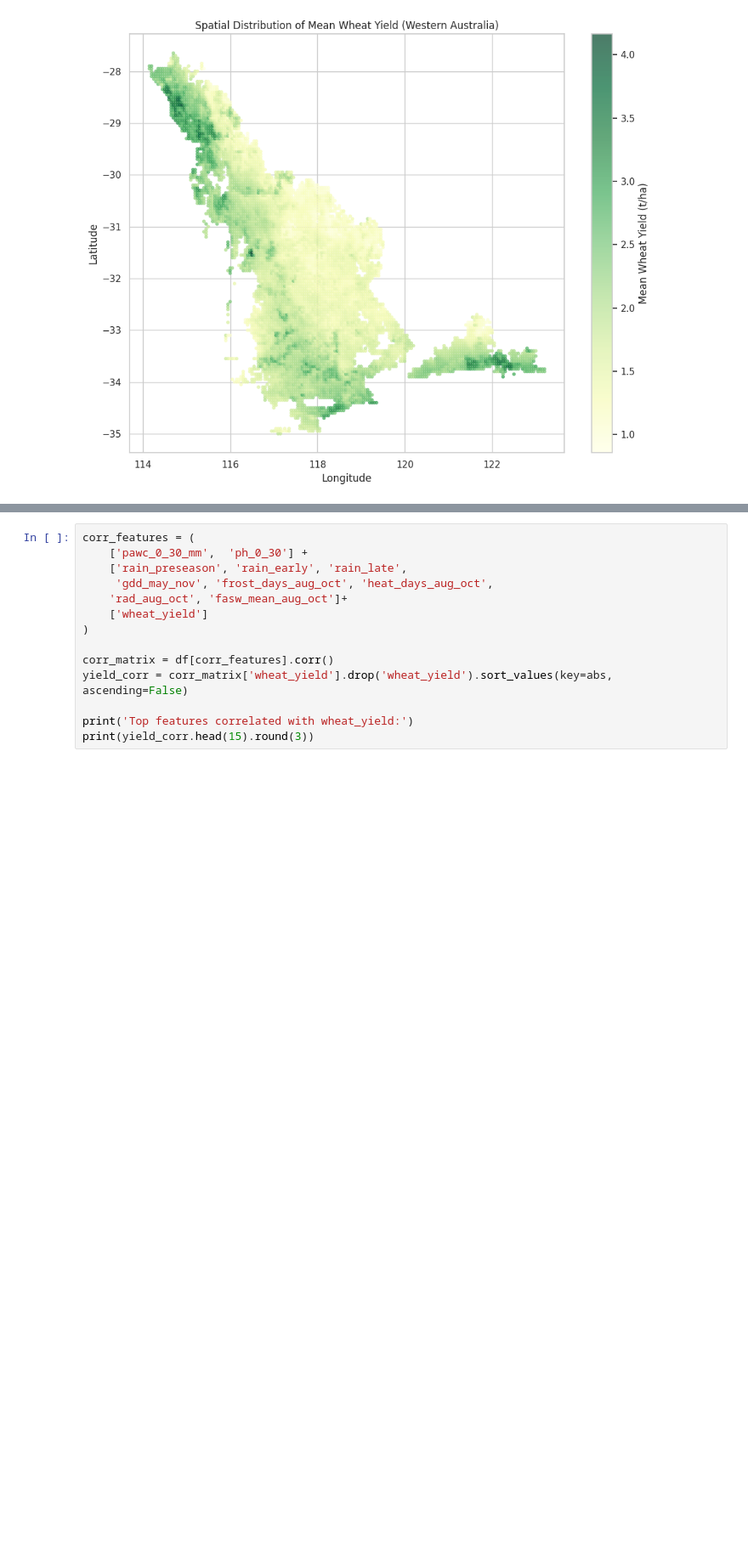
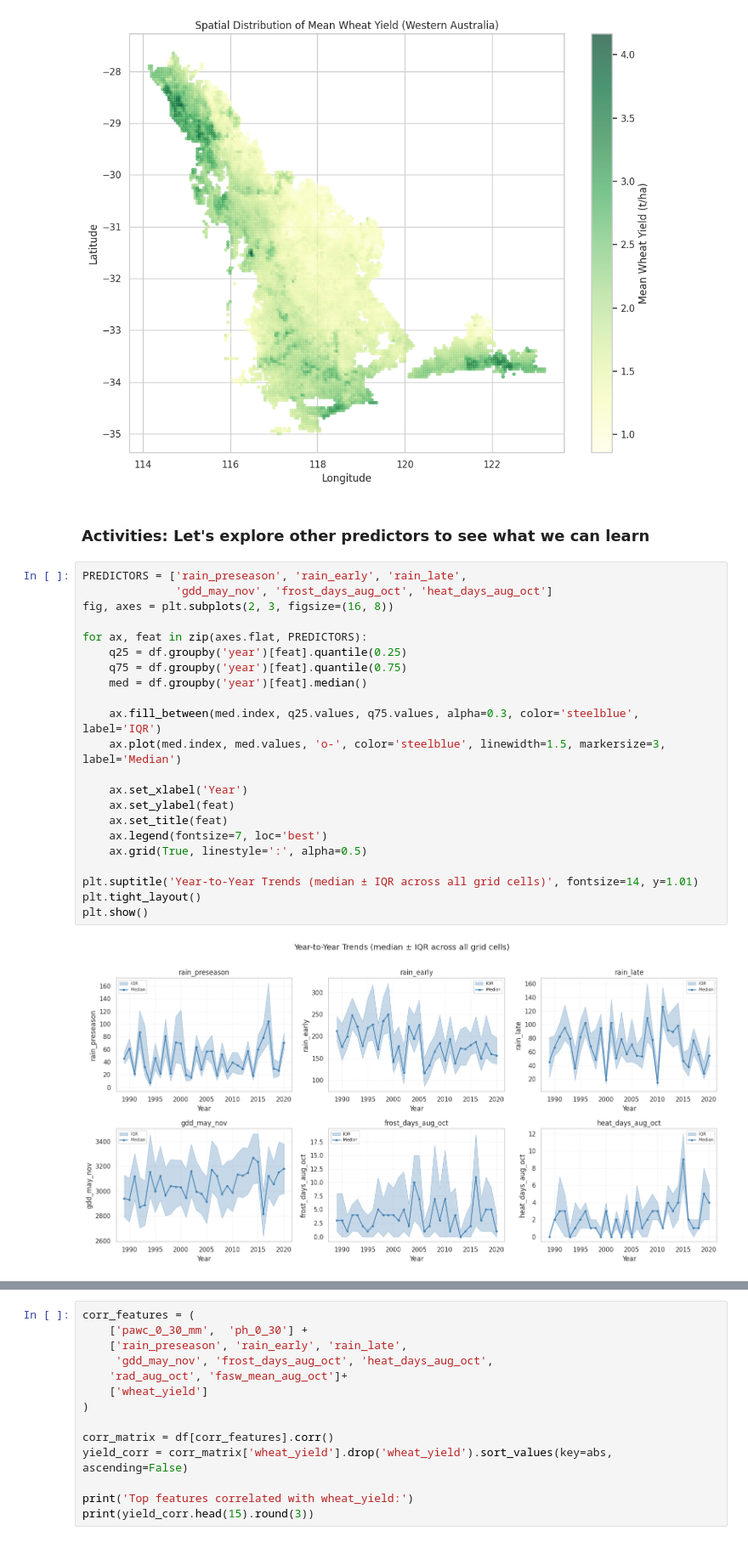
Before and after one commit to kellytrinh143/UNDP_ML_training, a Jupyter notebook: Session1_Multiple_regression.ipynb, the cells around one changed output, grey strips where cells are left out. Shown at 85% size. Cells and saved outputs as stored; diff of their text form; blank space fills up the shorter version.

```diff
--- a/Session1_Multiple_regression.ipynb
+++ b/Session1_Multiple_regression.ipynb
@@ -368,4 +368,30 @@ plt.tight_layout()
 plt.show()
 # %% [output]
 [figure]
+# %% [markdown]
+###  **Activities**: Let's explore other predictors to see what we can learn
+# %%
+PREDICTORS = ['rain_preseason', 'rain_early', 'rain_late',
+              'gdd_may_nov', 'frost_days_aug_oct', 'heat_days_aug_oct']
+fig, axes = plt.subplots(2, 3, figsize=(16, 8))
+
+for ax, feat in zip(axes.flat, PREDICTORS):
+    q25 = df.groupby('year')[feat].quantile(0.25)
+    q75 = df.groupby('year')[feat].quantile(0.75)
+    med = df.groupby('year')[feat].median()
+
+    ax.fill_between(med.index, q25.values, q75.values, alpha=0.3, color='steelblue', label='IQR')
+    ax.plot(med.index, med.values, 'o-', color='steelblue', linewidth=1.5, markersize=3, label='Median')
+
+    ax.set_xlabel('Year')
+    ax.set_ylabel(feat)
+    ax.set_title(feat)
+    ax.legend(fontsize=7, loc='best')
+    ax.grid(True, linestyle=':', alpha=0.5)
+
+plt.suptitle('Year-to-Year Trends (median ± IQR across all grid cells)', fontsize=14, y=1.01)
+plt.tight_layout()
+plt.show()
+# %% [output]
+[figure, added]
 # %% [markdown]
```
Also changed, not shown: parts of 22 cells of this notebook, 3 other files.
